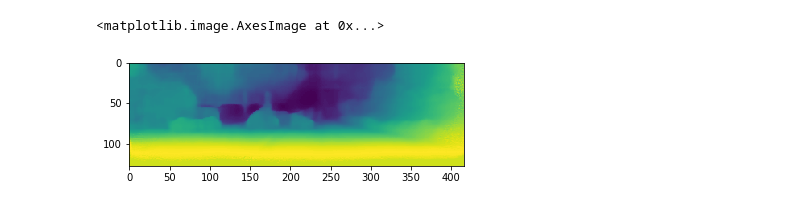
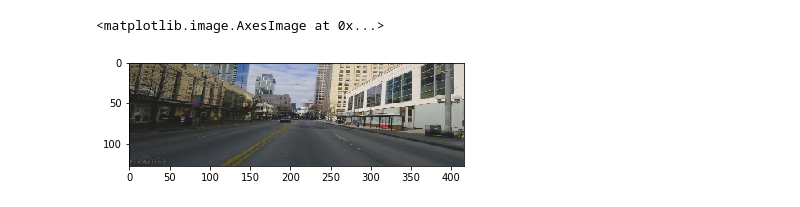
Before and after one commit to yanfengliu/CSCE990, a Jupyter notebook: main.ipynb, the cells around one changed output. Cells and saved outputs as stored; diff of their text form; code cells hidden in the pictures.

Commit message:
weird color on test video output

```diff
--- a/main.ipynb
+++ b/main.ipynb
@@ -2,3 +2,16 @@
 import numpy as np
 import cv2
 import matplotlib.pyplot as plt
+# %%
+width = 416
+height = 128
+count = 0
+total = 2000
+video_path = f'video/seattle.mp4'
+print(f'Processing {video_path}')
+cap = cv2.VideoCapture(video_path)
+cap.set(cv2.CAP_PROP_POS_FRAMES, 30000)
+ret, frame = cap.read()
+frame = cv2.resize(frame, (width, height), interpolation=cv2.INTER_LINEAR)
+frame = cv2.cvtColor(frame, cv2.COLOR_BGR2RGB)
+cv2.imwrite(f'output/color/{count}.png', frame)
@@ -7,5 +27,5 @@ a = cv2.imread('output/depth/1000.png')
 # %%
-plt.imshow(a[:, :, 0])
+plt.imshow(frame)
 # %% [output]
 <matplotlib.image.AxesImage at 0x...>
-[figure, old version]
+[figure, new version]
```
Also changed, not shown: parts of 2 cells of this notebook, 2 other files.
